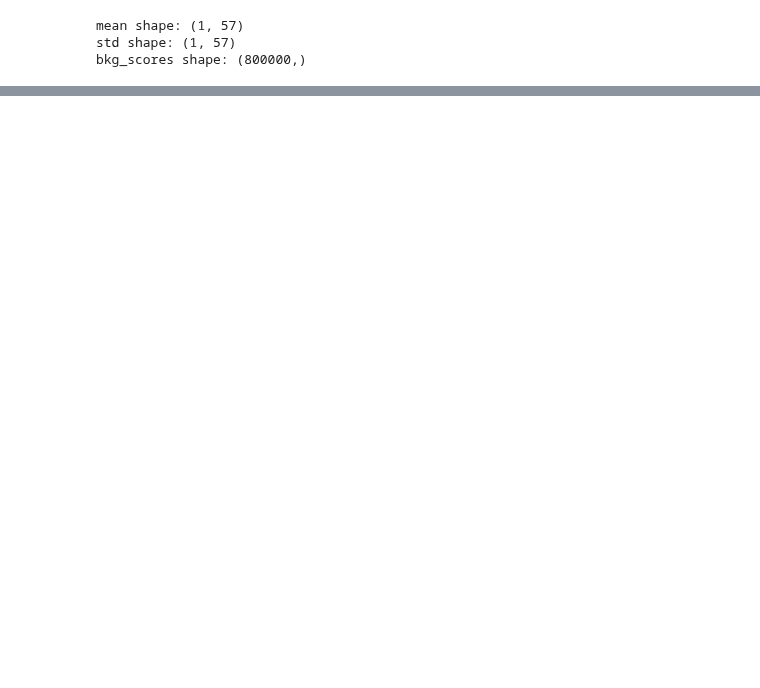
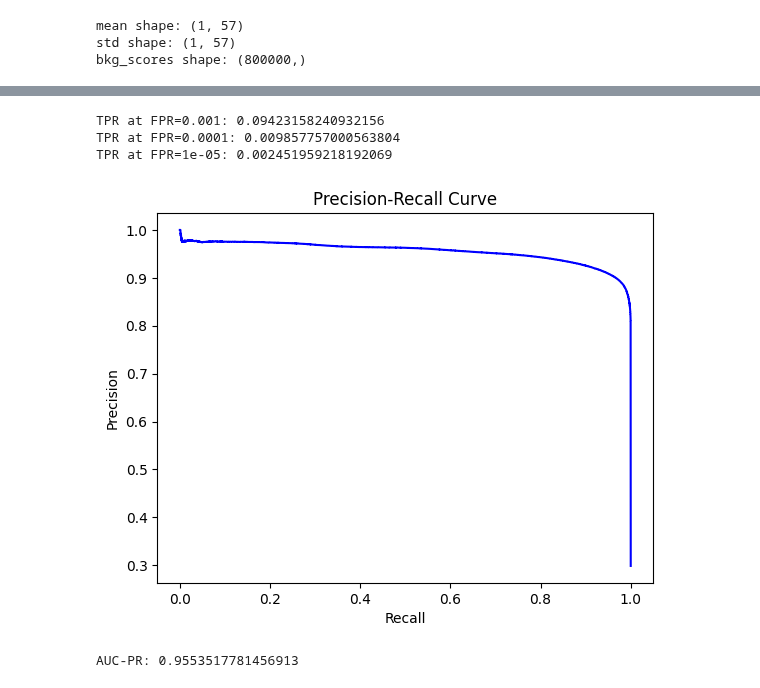
Before and after one commit to Muhammad-Ali-Murad10/lhc-anomaly-detection, a Jupyter notebook: CERN_Research_Colab_Code.ipynb, the cells around one changed output, grey strips where cells are left out. Drawn from its saved outputs; the diff is of its cells as text; code cells hidden in the pictures; blank space fills up the shorter version.

```diff
--- a/CERN_Research_Colab_Code.ipynb
+++ b/CERN_Research_Colab_Code.ipynb
@@ -159,8 +165,9 @@ Model: "functional"
 # %%
 history = ae.fit(
-    X_train_n, X_train_n,
+    X_combined, X_combined,
     validation_data=(X_val_n, X_val_n),
-    epochs=15,
+    callbacks=[lr_scheduler],
+    epochs=50,
     batch_size=2048
 )
 # %% [output]
@@ -184,5 +191,5 @@ Epoch 15/15
 # %%
-def anomaly_score(model, Xn, batch_size=4096):
+def anomaly_score(model, Xn, batch_size=2048):
     Xhat = model.predict(Xn, batch_size=batch_size, verbose=0)
     mse = np.mean((Xn - Xhat)**2, axis=1)
     return mse
@@ -354,0 +322,10 @@ The anomaly threshold, set at the 99.9th percentile of `bkg_scores`, is 8.4339.
+# %%
+# Anomaly score calculation: Mean Squared Error (MSE) between input and reconstruction
+def anomaly_score(model, Xn):
+    Xhat = model.predict(Xn, batch_size=4096, verbose=0)
+    mse = np.mean((Xn - Xhat)**2, axis=1)
+    return mse
+
+# For background (normal) and signal (anomalous) datasets
+bkg_scores = anomaly_score(ae, X_test_n)  # Background anomaly scores
+sig_scores = anomaly_score(ae, X_sig_n)  # Signal anomaly scores
@@ -354,0 +352,40 @@ The anomaly threshold, set at the 99.9th percentile of `bkg_scores`, is 8.4339.
+# %%
+# Combine the anomaly scores from background and signal
+y_true = np.concatenate([np.zeros_like(bkg_scores), np.ones_like(sig_scores)])  # True labels (0 for background, 1 for signal)
+scores = np.concatenate([bkg_scores, sig_scores])  # Combined anomaly scores
+# %%
+from sklearn.metrics import roc_curve, auc
+
+fpr, tpr, thresholds = roc_curve(y_true, scores)
+roc_auc = auc(fpr, tpr)
+
+def tpr_at_fpr(fpr, tpr, target_fpr=1e-4):
+    idx = (fpr <= target_fpr).nonzero()[0]
+    if len(idx) == 0:
+        return 0.0
+    return tpr[idx[-1]]
+
+for target_fpr in [1e-3, 1e-4, 1e-5]:
+    print(f"TPR at FPR={target_fpr}: {tpr_at_fpr(fpr, tpr, target_fpr)}")
+# %% [output]
+TPR at FPR=0.001: 0.09423158240932156
+TPR at FPR=0.0001: 0.009857757000563804
+TPR at FPR=1e-05: 0.002451959218192069
+# %%
+from sklearn.metrics import precision_recall_curve, average_precision_score
+import matplotlib.pyplot as plt
+
+precision, recall, _ = precision_recall_curve(y_true, scores)
+auc_pr = average_precision_score(y_true, scores)
+
+# Plot PR curve
+plt.plot(recall, precision, color='b', label="Precision-Recall Curve")
+plt.xlabel("Recall")
+plt.ylabel("Precision")
+plt.title("Precision-Recall Curve")
+plt.show()
+
+print(f"AUC-PR: {auc_pr}")
+# %% [output]
+[figure, added]
+AUC-PR: 0.9553517781456913
```
Also changed, not shown: parts of 45 cells of this notebook.
